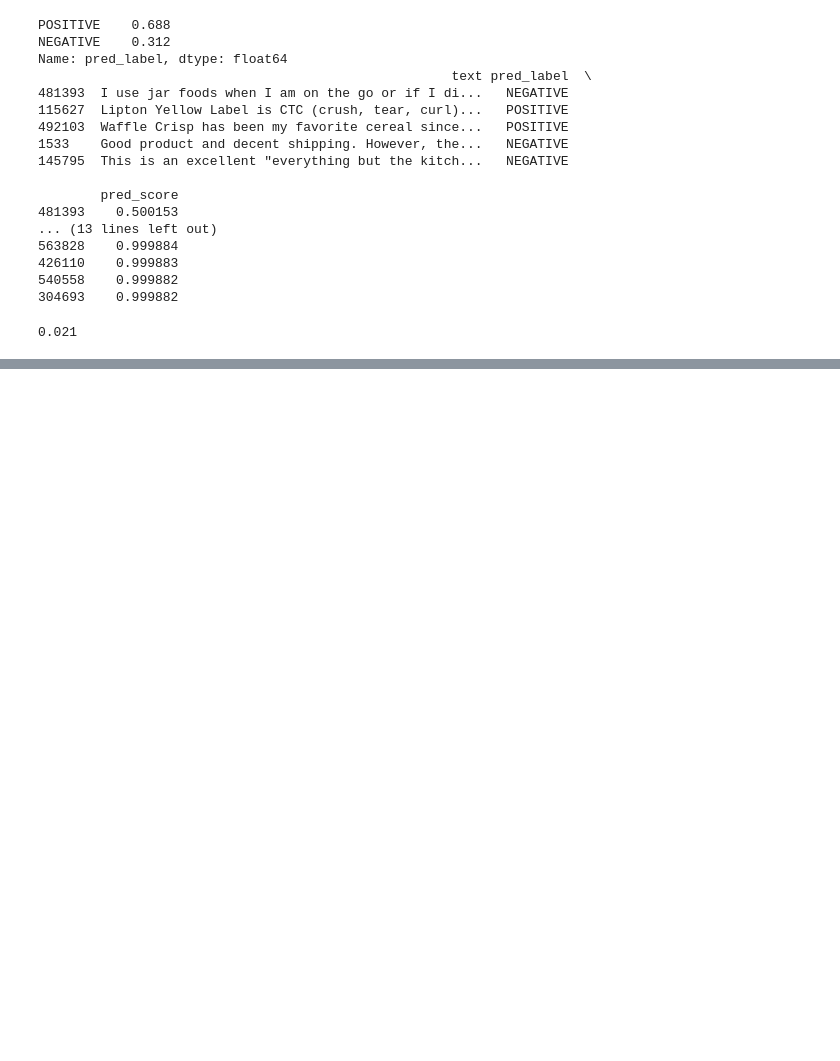
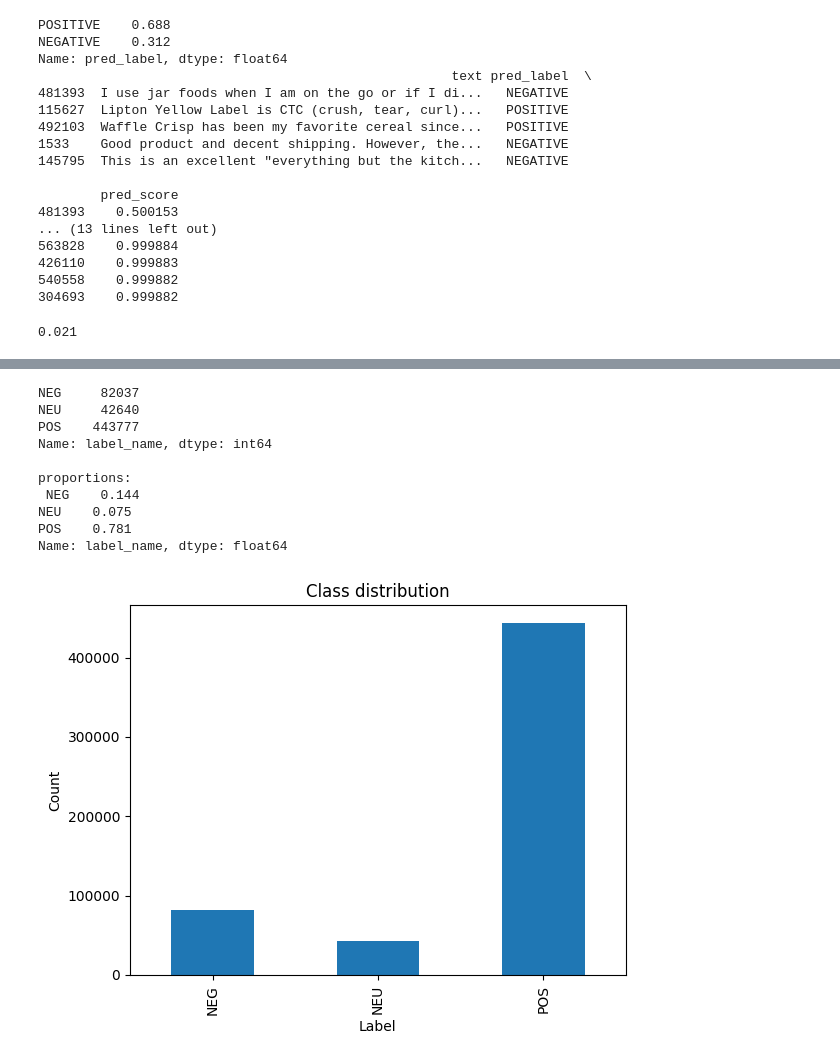
Before and after one commit to HamidAbdul1996/sentiment-analyser, a Jupyter notebook: notebooks/01_eda.ipynb, the cells around one changed output, grey strips where cells are left out. Drawn from its saved outputs; the diff is of its cells as text; code cells hidden in the pictures; blank space fills up the shorter version.

```diff
--- a/notebooks/01_eda.ipynb
+++ b/notebooks/01_eda.ipynb
@@ -64,0 +73,13 @@ sample["uncertain"].mean()  # share of low-confidence rows
+# %%
+def map_score(s):
+    if s in [1, 2]:
+        return 0  # Negative
+    elif s == 3:
+        return 1  # Neutral
+    elif s in [4, 5]:
+        return 2  # Positive
+
+df["label"] = df["Score"].apply(map_score)
+
+label2name = {0:"NEG", 1:"NEU", 2:"POS"}
+df["label_name"] = df["label"].map(label2name)
@@ -64,0 +112,23 @@ sample["uncertain"].mean()  # share of low-confidence rows
+# %%
+counts = df["label_name"].value_counts().reindex(["NEG","NEU","POS"]).fillna(0).astype(int)
+print(counts, "\n\nproportions:\n", (counts / counts.sum()).round(3))
+
+import matplotlib.pyplot as plt
+plt.figure()
+counts.plot(kind="bar")
+plt.title("Class distribution")
+plt.ylabel("Count")
+plt.xlabel("Label")
+plt.show()
+# %% [output]
+NEG     82037
+NEU     42640
+POS    443777
+Name: label_name, dtype: int64
+
+proportions:
+ NEG    0.144
+NEU    0.075
+POS    0.781
+Name: label_name, dtype: float64
+[figure, added]
```
Also changed, not shown: parts of 12 cells of this notebook.
